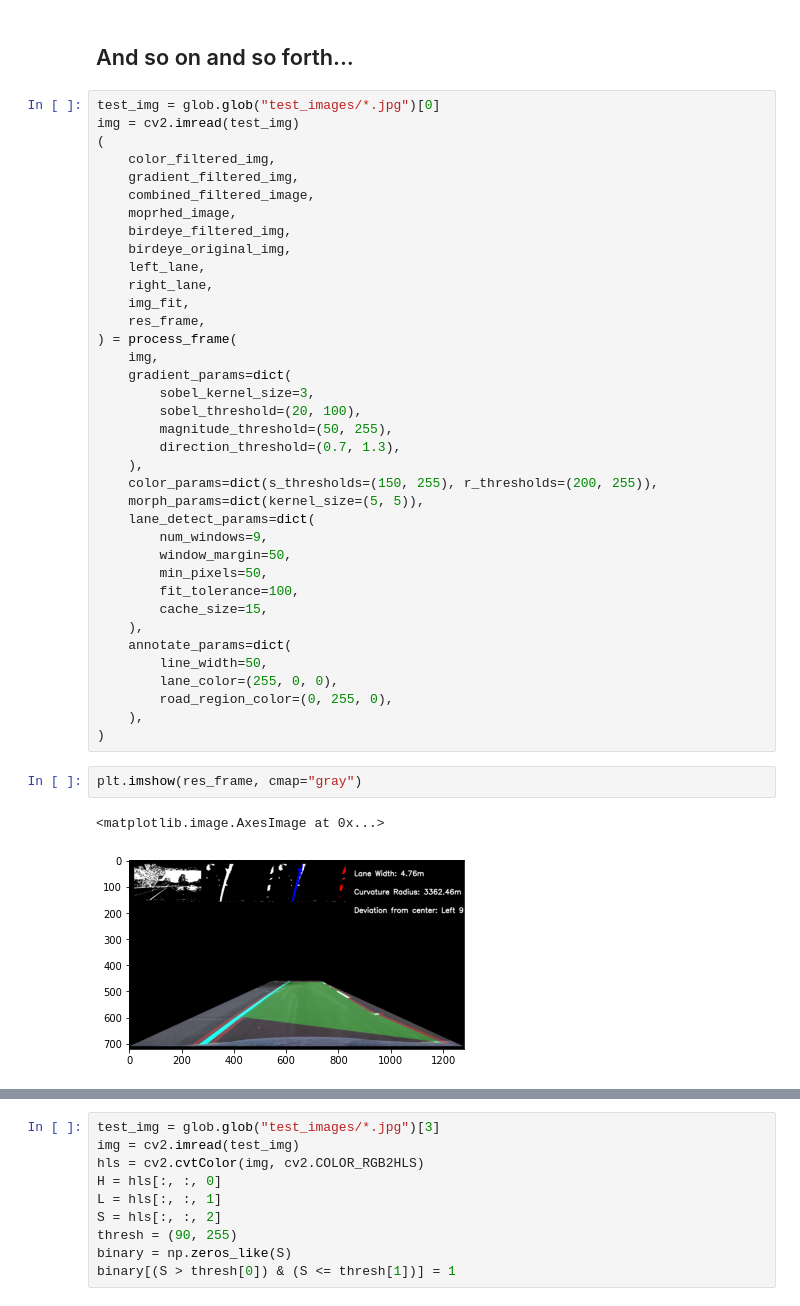
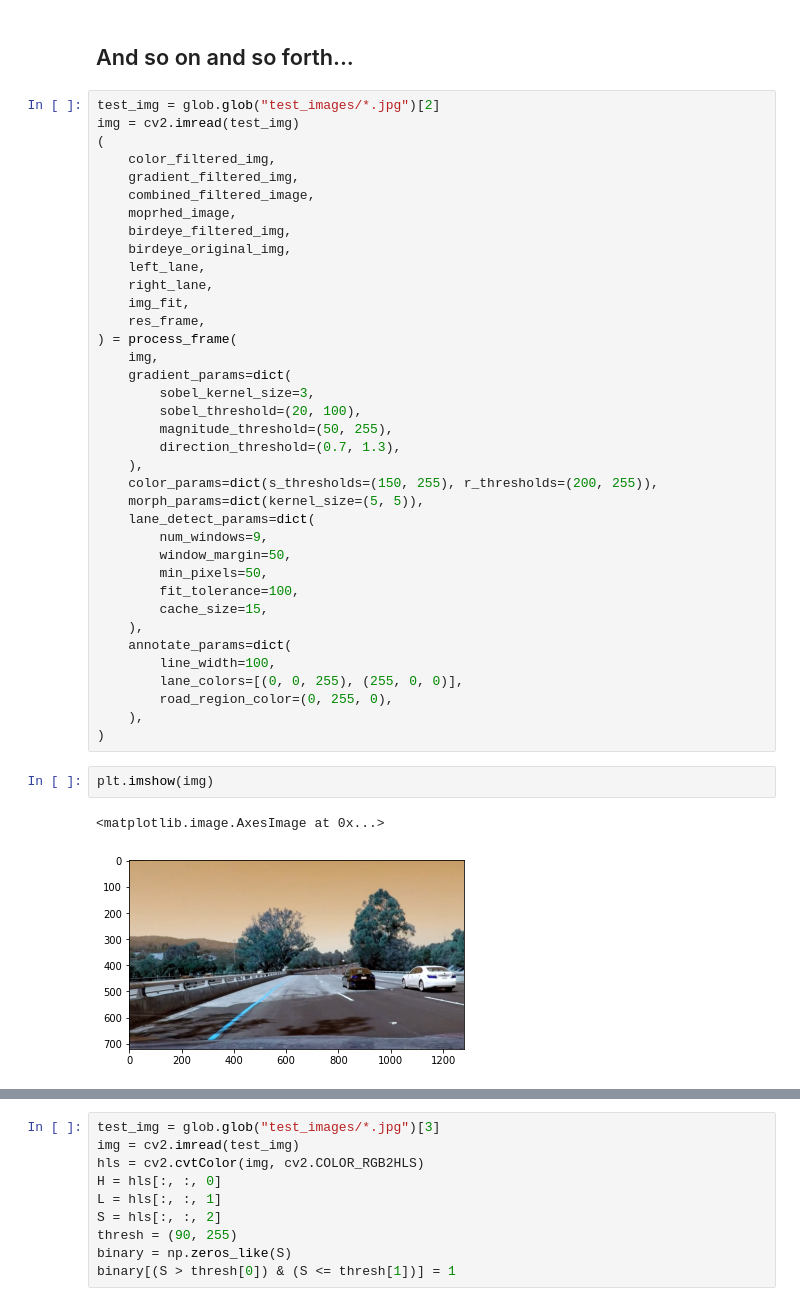
Before and after one commit to chen-bowen/Self_Driving_Car, a Jupyter notebook: 2. Advanced_Lane_Detection/Advance Lane Detection Playground.ipynb, the cells around one changed output, grey strips where cells are left out. Drawn from its saved outputs; the diff is of its cells as text.

```diff
--- a/2. Advanced_Lane_Detection/Advance Lane Detection Playground.ipynb
+++ b/2. Advanced_Lane_Detection/Advance Lane Detection Playground.ipynb
@@ -142,7 +143,7 @@ def process_frame(
 # %% [markdown]
 ## And so on and so forth...
 # %%
-test_img = glob.glob("test_images/*.jpg")[0]
+test_img = glob.glob("test_images/*.jpg")[2]
 img = cv2.imread(test_img)
 (
     color_filtered_img,
@@ -173,13 +174,13 @@ img = cv2.imread(test_img)
         cache_size=15,
     ),
     annotate_params=dict(
-        line_width=50,
-        lane_color=(255, 0, 0),
+        line_width=100,
+        lane_colors=[(0, 0, 255), (255, 0, 0)],
         road_region_color=(0, 255, 0),
     ),
 )
 # %%
-plt.imshow(res_frame, cmap="gray")
+plt.imshow(img)
 # %% [output]
 <matplotlib.image.AxesImage at 0x...>
-[figure, old version]
+[figure, new version]
```
Also changed, not shown: parts of 3 cells of this notebook, 3 other files.
